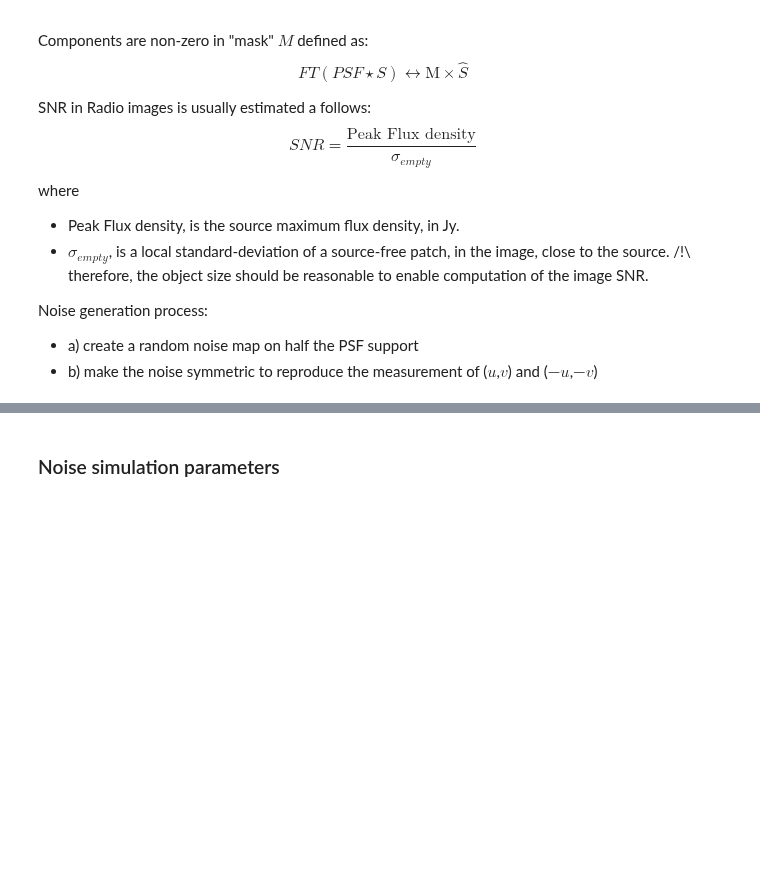
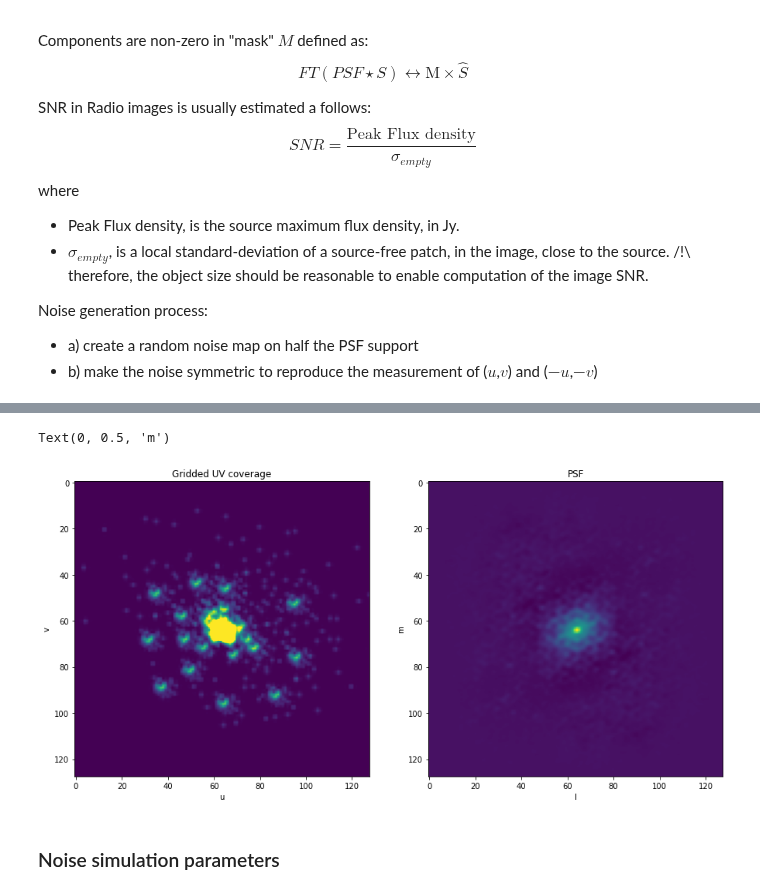
Before and after one commit to CosmoStat/ShapeDeconv, a Jupyter notebook: data/T-RECS/Generate Radio ground truth from T-RECS.ipynb, the cells around one changed output, grey strips where cells are left out. Saved outputs shown, nothing was run; the diff lists cells and outputs as text; code cells hidden in the pictures; blank space fills up the shorter version.

```diff
--- a/data/T-RECS/Generate Radio ground truth from T-RECS.ipynb
+++ b/data/T-RECS/Generate Radio ground truth from T-RECS.ipynb
@@ -59,7 +62,7 @@ We need to initialize the main parameters for image generation, as T-RECS is onl
 np.random.seed(42)   # Initializing seed for reproducibility
 
 Npix=128             # Size of image
-pixelscale=0.24      # Size of pixel in arcsec on the sky. Helps sampling the images w.r.t. catalogues.
+pixelscale=1.5      # Size of pixel in arcsec on the sky. Helps sampling the images w.r.t. catalogues.
 stampimage = galsim.ImageF(Npix, Npix, scale=pixelscale)
 b=galsim.BoundsI(1,Npix,1,Npix)
 stamp=stampimage[b]
@@ -258,3 +248,19 @@ plt.imshow(psf)
+# %%
+# plotting output of PSF generation
+plt.figure(figsize=(15,15))
+plt.subplot(121)
+plt.imshow(np.abs(sampling),vmax=3)
+plt.title('Gridded UV coverage')
+plt.xlabel('u')
+plt.ylabel('v')
+plt.subplot(122)
+plt.imshow(np.real(psf).T)
+plt.title('PSF')
+plt.xlabel('l')
+plt.ylabel('m')
+# %% [output]
+Text(0, 0.5, 'm')
+[figure, added]
 # %% [markdown]
 ### Noise simulation parameters
 # %% [markdown]
```
Also changed, not shown: parts of 15 cells of this notebook.
